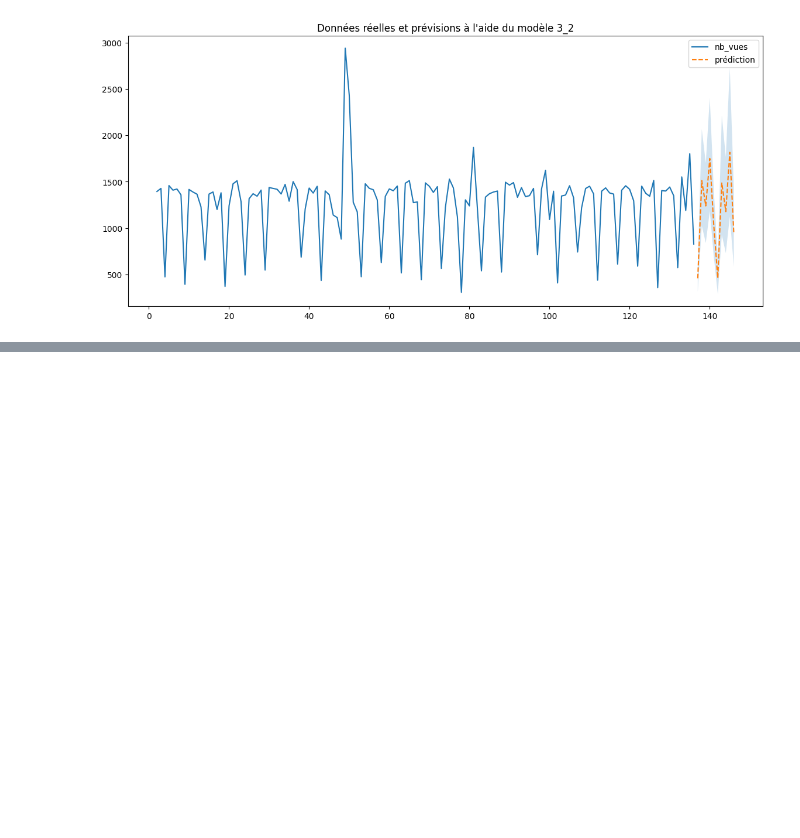
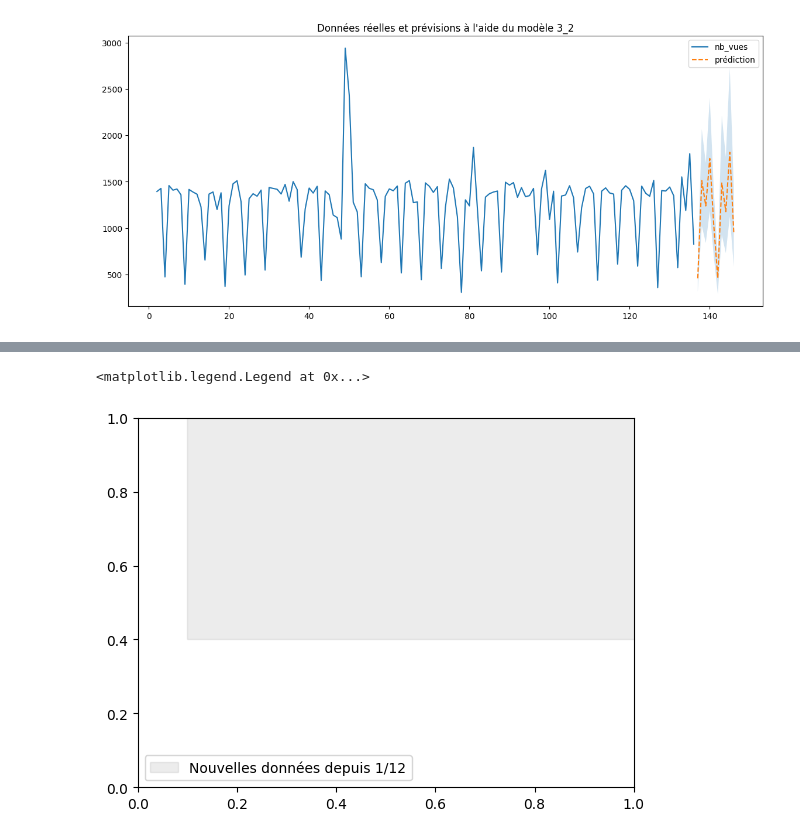
Before and after one commit to kjousselin/M2_serie_chrono, a Jupyter notebook: traitement.ipynb, the cells around one changed output, grey strips where cells are left out. Drawn from its saved outputs; the diff is of its cells as text; code cells hidden in the pictures; blank space fills up the shorter version.

Commit message:
données nouvelles

```diff
--- a/traitement.ipynb
+++ b/traitement.ipynb
@@ -817,0 +943,18 @@ plt.show()
+# %%
+from matplotlib.patches import Rectangle
+
+fig = plt.figure()
+ax = fig.add_subplot()
+
+xy=(0.1,0.4)
+w=4
+h=2
+
+rect = Rectangle(xy, w, h, color="gray", alpha = 0.15, label='Nouvelles données depuis 1/12')
+
+ax.add_patch(rect)
+
+ax.legend()
+# %% [output]
+<matplotlib.legend.Legend at 0x...>
+[figure, added]
```
Also changed, not shown: parts of 5 cells of this notebook.
